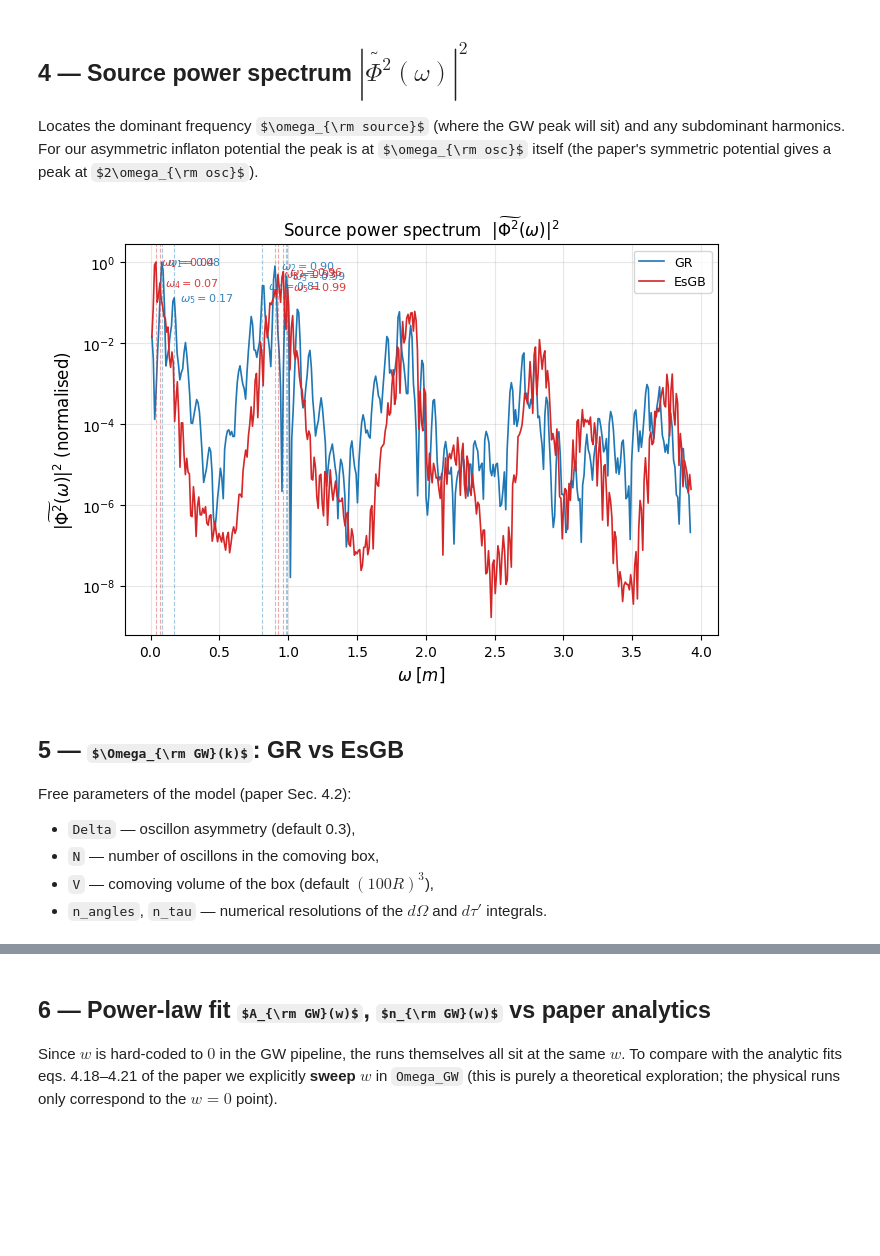
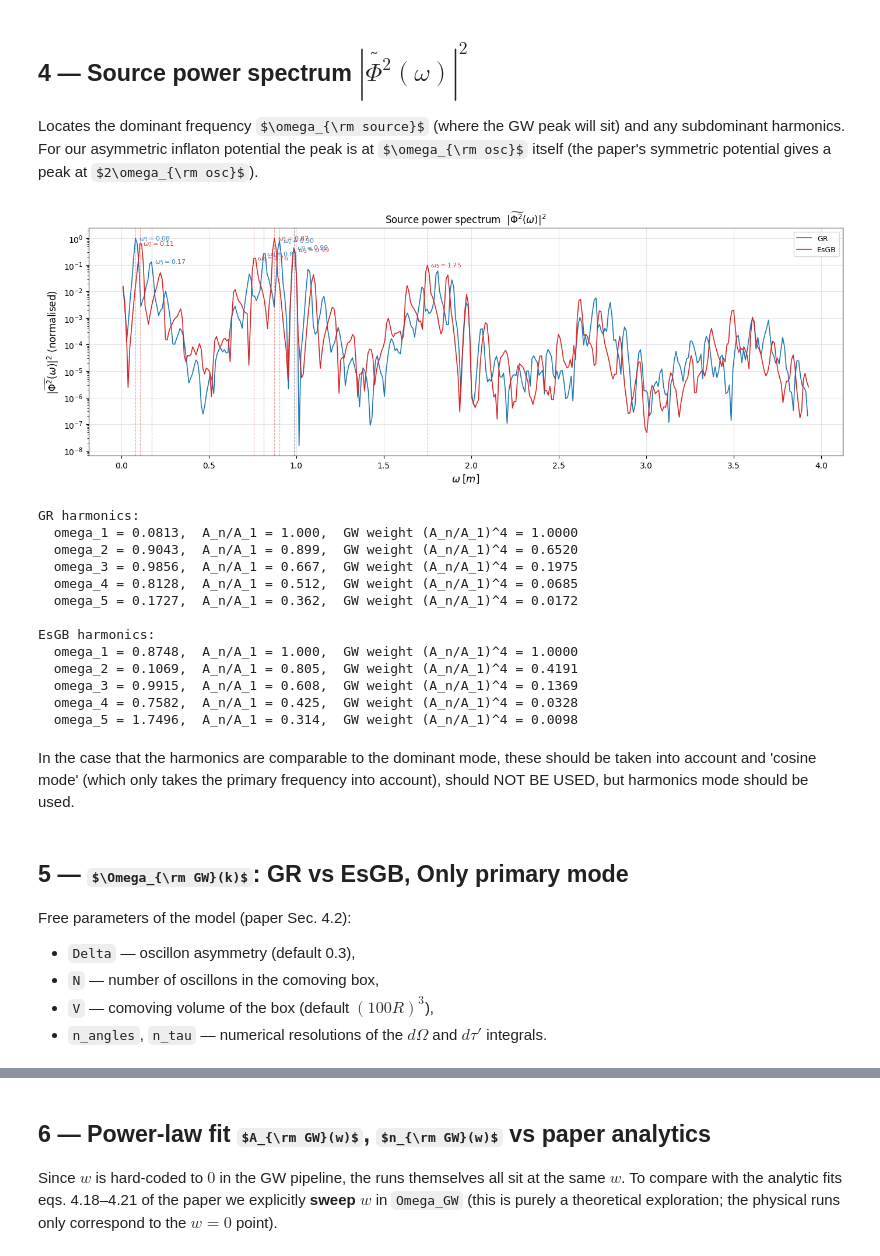
Before and after one commit to GRSerdar/0scillons, a Jupyter notebook: February26Oscillons/Feb26/RunningCode/DATA/GW_signal.ipynb, the cells around one changed output, grey strips where cells are left out. Cells and saved outputs as stored; diff of their text form; code cells hidden in the pictures; some formulas as TeX source; blank space fills up the shorter version.

```diff
--- a/February26Oscillons/Feb26/RunningCode/DATA/GW_signal.ipynb
+++ b/February26Oscillons/Feb26/RunningCode/DATA/GW_signal.ipynb
@@ -78,8 +78,14 @@ The pipeline extracts $(A, R, \omega_{\rm source}, H_0)$ from each run.
 in all subsequent GW computations — it is *not* fitted from $H(a)$.
 The next cell runs a standalone sanity check on this assumption.
 # %%
+# Select which runs you want to compare
+"""
 GR_TAG   = DEFAULT_GR_TAG
 ESGB_TAG = DEFAULT_ESGB_TAG
+"""
+GR_TAG   = DEFAULT_GR_TAG
+ESGB_TAG = "lgb0_mu0.08_a0_b0_amp-0.02_R3_dr0.0416667_quadratic_g220"
+
 
 STABLE_WINDOW = (2.0, 3.6)   # ln(a/a0) window for parameter extraction
 
@@ -160,16 +166,40 @@ will sit) and any subdominant harmonics. For our asymmetric inflaton
 potential the peak is at $\omega_{\rm osc}$ itself (the paper's symmetric
 potential gives a peak at $2\omega_{\rm osc}$).
 # %%
-fig, ax = plt.subplots(figsize=(7, 5))
+fig, ax = plt.subplots(figsize=(14, 5))
 gr_run.plot_source_power_spectrum(ax=ax, color='C0')
 esgb_run.plot_source_power_spectrum(ax=ax, color='C3')
 ax.set_title(r'Source power spectrum  $|\widetilde{\Phi^2}(\omega)|^2$')
 fig.tight_layout()
 plt.show()
+
+for run, label in [(gr_run, 'GR'), (esgb_run, 'EsGB')]:
+    omegas, amps, peaks = run.fft_source_spectrum(n_harmonics=5)
+    A_dominant = peaks[0, 1]  # amplitude of dominant peak
+    print(f"\n{label} harmonics:")
+    for i, (omega_n, amp_n) in enumerate(peaks):
+        ratio = (amp_n / A_dominant) ** 0.5  # sqrt because amps are power
+        print(f"  omega_{i+1} = {omega_n:.4f},  A_n/A_1 = {ratio:.3f},  "
+              f"GW weight (A_n/A_1)^4 = {ratio**4:.4f}")
 # %% [output]
-[figure, old version]
+[figure, new version]
+GR harmonics:
+  omega_1 = 0.0813,  A_n/A_1 = 1.000,  GW weight (A_n/A_1)^4 = 1.0000
+  omega_2 = 0.9043,  A_n/A_1 = 0.899,  GW weight (A_n/A_1)^4 = 0.6520
+  omega_3 = 0.9856,  A_n/A_1 = 0.667,  GW weight (A_n/A_1)^4 = 0.1975
+  omega_4 = 0.8128,  A_n/A_1 = 0.512,  GW weight (A_n/A_1)^4 = 0.0685
+  omega_5 = 0.1727,  A_n/A_1 = 0.362,  GW weight (A_n/A_1)^4 = 0.0172
+
+EsGB harmonics:
+  omega_1 = 0.8748,  A_n/A_1 = 1.000,  GW weight (A_n/A_1)^4 = 1.0000
+  omega_2 = 0.1069,  A_n/A_1 = 0.805,  GW weight (A_n/A_1)^4 = 0.4191
+  omega_3 = 0.9915,  A_n/A_1 = 0.608,  GW weight (A_n/A_1)^4 = 0.1369
+  omega_4 = 0.7582,  A_n/A_1 = 0.425,  GW weight (A_n/A_1)^4 = 0.0328
+  omega_5 = 1.7496,  A_n/A_1 = 0.314,  GW weight (A_n/A_1)^4 = 0.0098
+# %% [markdown]
+In the case that the harmonics are comparable to the dominant mode, these should be taken into account and 'cosine mode' (which only takes the primary frequency into account), should NOT BE USED, but harmonics mode should be used.
 # %% [markdown]
-## 5 — $\Omega_{\rm GW}(k)$: GR vs EsGB
+## 5 — $\Omega_{\rm GW}(k)$: GR vs EsGB, Only primary mode
 
 Free parameters of the model (paper Sec. 4.2):
 * `Delta` — oscillon asymmetry (default 0.3),
```
Also changed, not shown: parts of 13 cells of this notebook, 1 other file.
